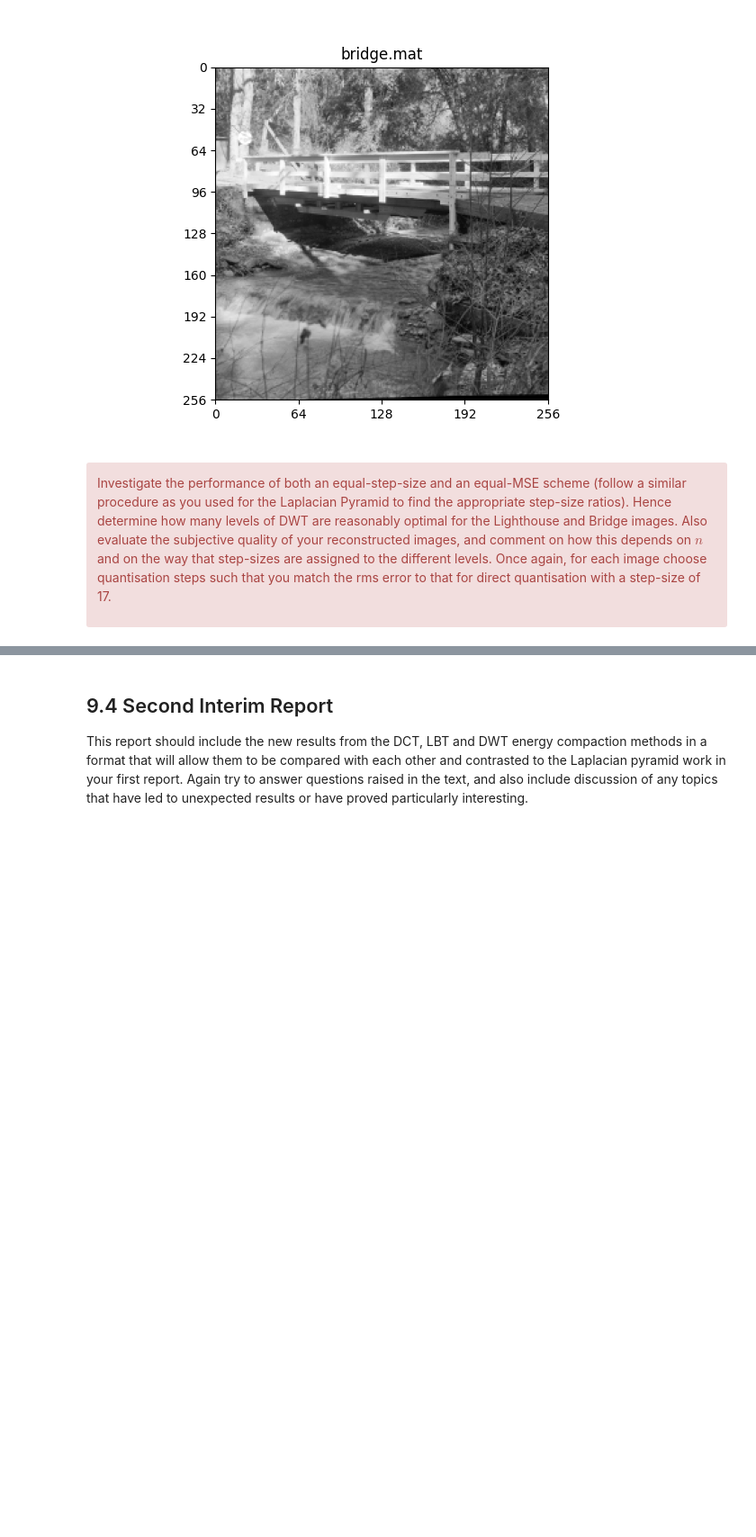
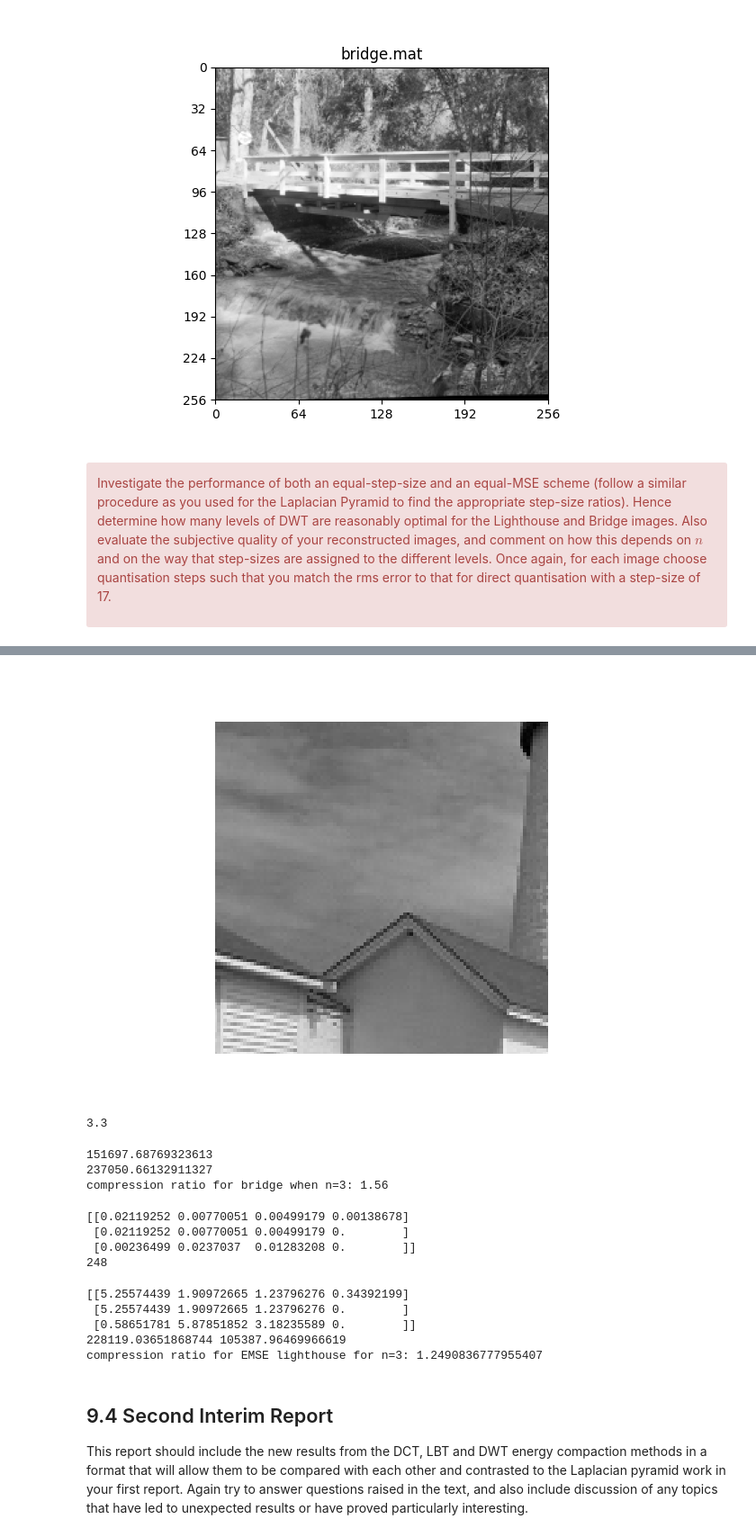
Before and after one commit to ki277/cued_sf2_lab, a Jupyter notebook: 9-dwt.ipynb, the cells around one changed output, grey strips where cells are left out. Shown at 90% size. Drawn from its saved outputs; the diff is of its cells as text; code cells hidden in the pictures; blank space fills up the shorter version.

```diff
--- a/9-dwt.ipynb
+++ b/9-dwt.ipynb
@@ -601,3 +678,61 @@ print(Yq)
+# %%
+fig, ax = plt.subplots()
+ax.imshow(Zl_mse_3, cmap='gray')
+plt.axis('off')
+ax.set_xlim(35, 135)
+ax.set_ylim(155, 55)
+#plt.savefig('8_s=14_zoom.png', dpi=300, bbox_inches='tight')
+plt.show()
+# %% [output]
+[figure, added]
+# %%
+# Bridge image
+n = 3
+step_b, rms_b = optimise_equal_step_size(Xb, n)
+print(step_b)
+dwtstep_b = np.full((3, n+1), step_b)
+Yb, mb = nlevdwt(Xb, n)
+Yq_b, ent_3, num_bits_b = quantdwt(Yb, dwtstep_b, n)
+Zb_3 = nlevidwt(Yq_b, n, mb)
+# %% [output]
+3.3
+# %%
+Xq_b = quantise(Xb, 17)
+num_bits_Xb = bpp(Xq_b)*Xb.size
+comp3_b = num_bits_Xb/num_bits_b
+print(num_bits_b)
+print(num_bits_Xb)
+print(f'compression ratio for bridge when n=3: {comp3_b:.3}')
+# %% [output]
+151697.68769323613
+237050.66132911327
+compression ratio for bridge when n=3: 1.56
+# %%
+# equal MSE scheme
+n = 3
+step_ratio_b = optimise_step_ratio(Xb, n)
+mse_b, rms_b, err_b = optimise_mse_step_size(Xb, step_ratio_b, n)
+print(step_ratio_b)
+print(mse_b)
+# %% [output]
+[[0.02119252 0.00770051 0.00499179 0.00138678]
+ [0.02119252 0.00770051 0.00499179 0.        ]
+ [0.00236499 0.0237037  0.01283208 0.        ]]
+248
+# %%
+mse_step_size_b = find_steps(step_ratio_b, mse_b, n)
+print(mse_step_size_b)
+Yq_b_mse, ent_3, num_bits_b_mse = quantdwt(Yb, mse_step_size_b, n)
+Zb_mse_3 = nlevidwt(Yq_b_mse, n, mb)
+print(num_bits_X, num_bits_l_mse)
+comp3_mse_b = num_bits_X/num_bits_b_mse
+print(f'compression ratio for EMSE lighthouse for n=3: {comp3_mse_b}')
+# %% [output]
+[[5.25574439 1.90972665 1.23796276 0.34392199]
+ [5.25574439 1.90972665 1.23796276 0.        ]
+ [0.58651781 5.87851852 3.18235589 0.        ]]
+228119.03651868744 105387.96469966619
+compression ratio for EMSE lighthouse for n=3: 1.2490836777955407
 # %% [markdown]
 ## 9.4 Second Interim Report
 
```
Also changed, not shown: parts of 17 cells of this notebook.
